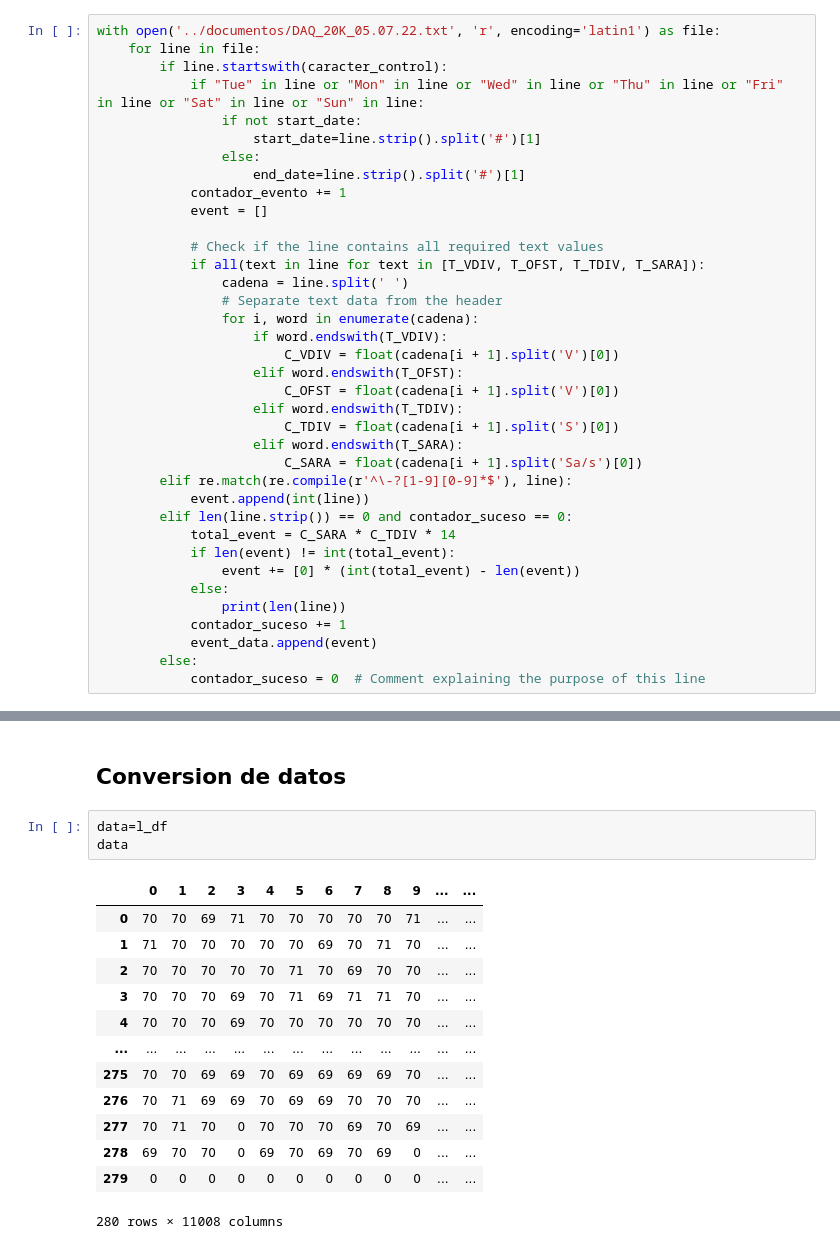
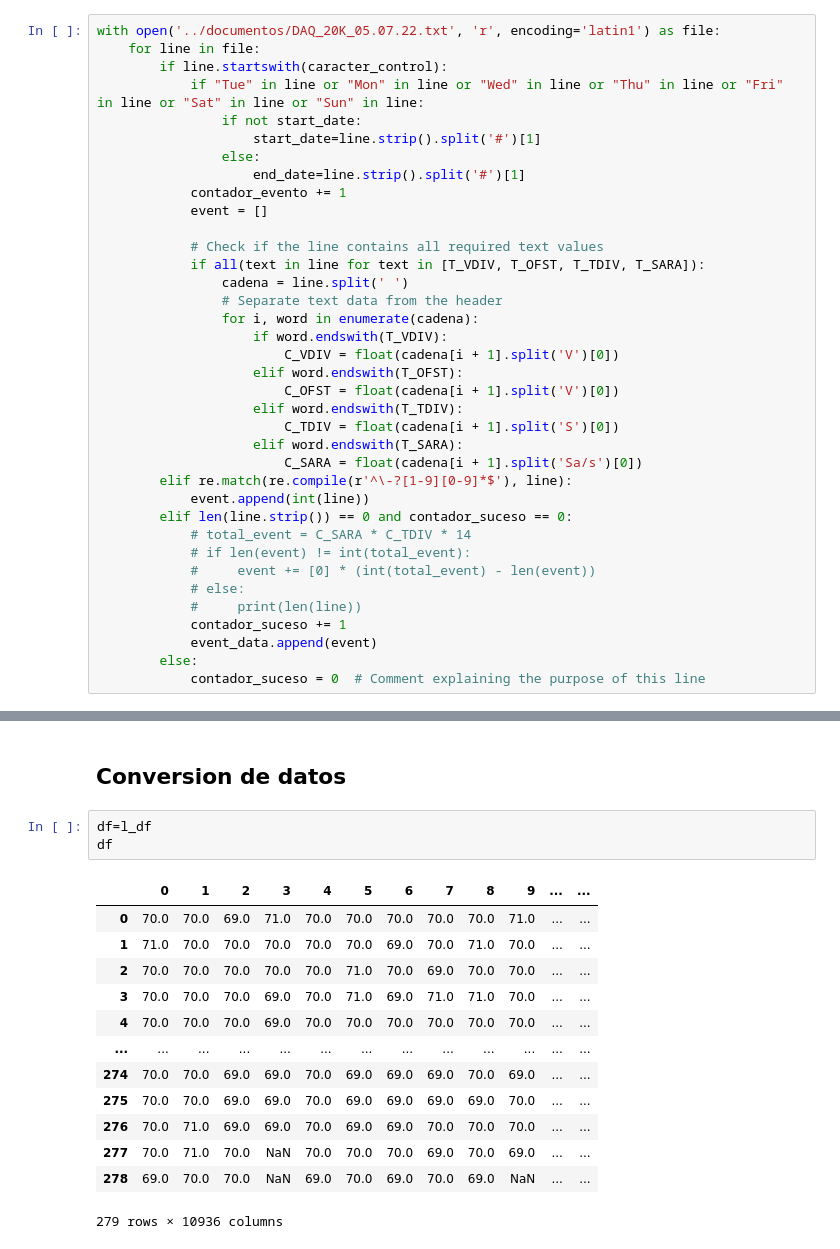
Before and after one commit to BazanJC/Tesis, a Jupyter notebook: proceso/Analisis Datos.ipynb, the cells around one changed output, grey strips where cells are left out. Drawn from its saved outputs; the diff is of its cells as text.

```diff
--- a/proceso/Analisis Datos.ipynb
+++ b/proceso/Analisis Datos.ipynb
@@ -69,11 +69,11 @@ with open('../documentos/DAQ_20K_05.07.22.txt', 'r', encoding='latin1') as file:
         elif re.match(re.compile(r'^\-?[1-9][0-9]*$'), line):
             event.append(int(line))
         elif len(line.strip()) == 0 and contador_suceso == 0:
-            total_event = C_SARA * C_TDIV * 14
-            if len(event) != int(total_event):
-                event += [0] * (int(total_event) - len(event))
-            else:
-                print(len(line))
+            # total_event = C_SARA * C_TDIV * 14
+            # if len(event) != int(total_event):
+            #     event += [0] * (int(total_event) - len(event))
+            # else:
+            #     print(len(line))
             contador_suceso += 1
             event_data.append(event)
         else:
@@ -130,19 +130,19 @@ l_df.to_csv(ruta_csv, index=False)
 # %% [markdown]
 ## Conversion de datos
 # %%
-data=l_df
-data
+df=l_df
+df
 # %% [output]
 |  | 0 | 1 | 2 | 3 | 4 | 5 | 6 | 7 | 8 | 9 | ... | ... |
-| 0 | 70 | 70 | 69 | 71 | 70 | 70 | 70 | 70 | 70 | 71 | ... | ... |
-| 1 | 71 | 70 | 70 | 70 | 70 | 70 | 69 | 70 | 71 | 70 | ... | ... |
-| 2 | 70 | 70 | 70 | 70 | 70 | 71 | 70 | 69 | 70 | 70 | ... | ... |
-| 3 | 70 | 70 | 70 | 69 | 70 | 71 | 69 | 71 | 71 | 70 | ... | ... |
-| 4 | 70 | 70 | 70 | 69 | 70 | 70 | 70 | 70 | 70 | 70 | ... | ... |
+| 0 | 70.0 | 70.0 | 69.0 | 71.0 | 70.0 | 70.0 | 70.0 | 70.0 | 70.0 | 71.0 | ... | ... |
+| 1 | 71.0 | 70.0 | 70.0 | 70.0 | 70.0 | 70.0 | 69.0 | 70.0 | 71.0 | 70.0 | ... | ... |
+| 2 | 70.0 | 70.0 | 70.0 | 70.0 | 70.0 | 71.0 | 70.0 | 69.0 | 70.0 | 70.0 | ... | ... |
+| 3 | 70.0 | 70.0 | 70.0 | 69.0 | 70.0 | 71.0 | 69.0 | 71.0 | 71.0 | 70.0 | ... | ... |
+| 4 | 70.0 | 70.0 | 70.0 | 69.0 | 70.0 | 70.0 | 70.0 | 70.0 | 70.0 | 70.0 | ... | ... |
 | ... | ... | ... | ... | ... | ... | ... | ... | ... | ... | ... | ... | ... |
-| 275 | 70 | 70 | 69 | 69 | 70 | 69 | 69 | 69 | 69 | 70 | ... | ... |
-| 276 | 70 | 71 | 69 | 69 | 70 | 69 | 69 | 70 | 70 | 70 | ... | ... |
-| 277 | 70 | 71 | 70 | 0 | 70 | 70 | 70 | 69 | 70 | 69 | ... | ... |
-| 278 | 69 | 70 | 70 | 0 | 69 | 70 | 69 | 70 | 69 | 0 | ... | ... |
-| 279 | 0 | 0 | 0 | 0 | 0 | 0 | 0 | 0 | 0 | 0 | ... | ... |
+| 274 | 70.0 | 70.0 | 69.0 | 69.0 | 70.0 | 69.0 | 69.0 | 69.0 | 70.0 | 69.0 | ... | ... |
+| 275 | 70.0 | 70.0 | 69.0 | 69.0 | 70.0 | 69.0 | 69.0 | 69.0 | 69.0 | 70.0 | ... | ... |
+| 276 | 70.0 | 71.0 | 69.0 | 69.0 | 70.0 | 69.0 | 69.0 | 70.0 | 70.0 | 70.0 | ... | ... |
+| 277 | 70.0 | 71.0 | 70.0 | NaN | 70.0 | 70.0 | 70.0 | 69.0 | 70.0 | 69.0 | ... | ... |
+| 278 | 69.0 | 70.0 | 70.0 | NaN | 69.0 | 70.0 | 69.0 | 70.0 | 69.0 | NaN | ... | ... |
-280 rows × 11008 columns
+279 rows × 10936 columns
```
Also changed, not shown: parts of 8 cells of this notebook.
